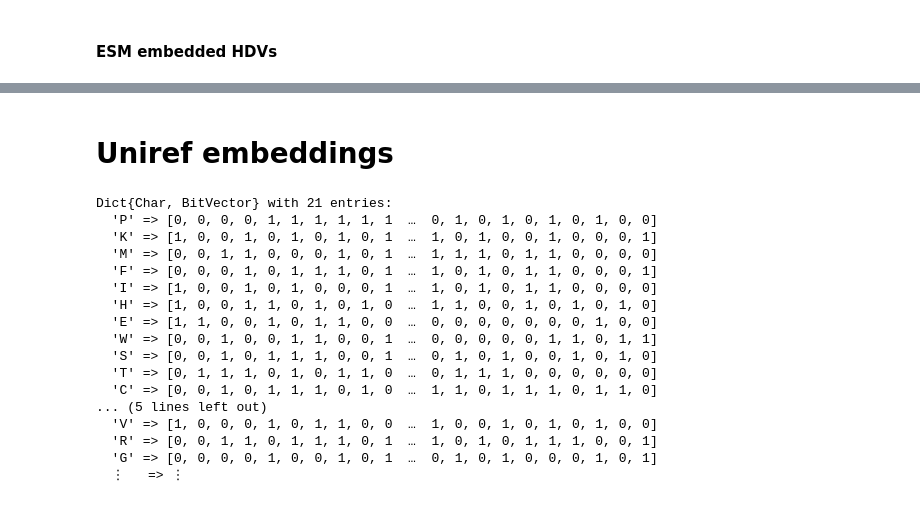
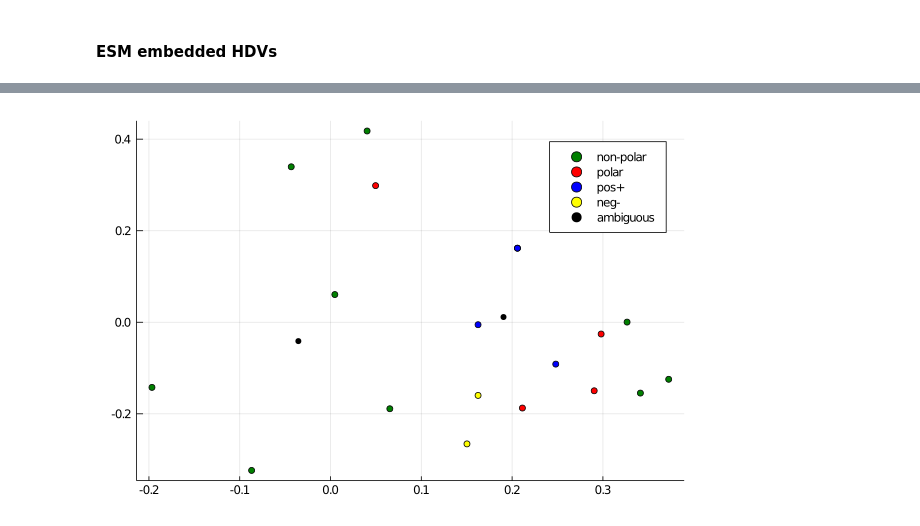
Before and after one commit to Micjanov/Master-Thesis, a Jupyter notebook: notebooks/AA_embeddings.ipynb, the cells around one changed output, grey strips where cells are left out. Cells and saved outputs as stored; diff of their text form; code cells hidden in the pictures.

```diff
--- a/notebooks/AA_embeddings.ipynb
+++ b/notebooks/AA_embeddings.ipynb
@@ -139,0 +138,4 @@ fig
+# %%
+using JLD
+dict4 = load("/home/mfat/Master-Thesis/data/aa_hdv_dict4.jld")["aa_hdv_dict"]
+dictk = load("/home/mfat/Master-Thesis/data/aa_hdv_dictk.jld")["aa_hdv_dict"]
@@ -140,42 +240,17 @@ fig
 # %%
-indices = [[i for i in 1:length(AA_list) if AA_list[i] in groups[j]] for j in key]
+using Plots
 
-colors = [:green, :red, :blue, :yellow]
+key = collect(keys(groups))
+indices = [[i for i in 1:length(AA_list50) if AA_list50[i] in groups[j]] for j in key]
+
+colors = [:green, :red, :blue, :yellow, :black]
 fig = Plots.plot()
 
-for i in 1:4
-    scatter!(fig, (proj_naive_bit[indices[i], 1], proj_naive_bit[indices[i], 2]), label=key[i], mc = colors[i])
+for i in 1:5
+    scatter!(fig, (proj_tr50[indices[i], 1], proj_tr50[indices[i], 2]), label=key[i], mc = colors[i])
 end
+savefig("../thesis/Fig/50tr_emb.png")
 
 fig
+# %% [output]
+[figure, added]
-# %% [markdown]
-# Uniref embeddings
-# %%
-aa_embeddings = DataFrame(CSV.File("../data/amino_acid_embeddings.csv"))
-amino_acids_esm = [only(i) for i in aa_embeddings.protein_ID]
-aa_emb = Matrix(aa_embeddings[:, 2:end])
-# Create HDVs
-HDV_mat_bit = nested_arrays2mat([bithdv() for i in 1:size(aa_emb)[2]], true)
-
-# Extend embeddings into hyperdimensional space
-AA_bit_esm = permutedims(mat_scaler(aa_emb * HDV_mat_bit, 0, 1, 2) .|> round)
-
-AA_dict = Dict(zip(amino_acids_esm, [convert(BitVector,AA_bit_esm[:, i]) for i in 1:21]))
-# %% [output]
-Dict{Char, BitVector} with 21 entries:
-  'P' => [0, 0, 0, 0, 1, 1, 1, 1, 1, 1  …  0, 1, 0, 1, 0, 1, 0, 1, 0, 0]
-  'K' => [1, 0, 0, 1, 0, 1, 0, 1, 0, 1  …  1, 0, 1, 0, 0, 1, 0, 0, 0, 1]
-  'M' => [0, 0, 1, 1, 0, 0, 0, 1, 0, 1  …  1, 1, 1, 0, 1, 1, 0, 0, 0, 0]
-  'F' => [0, 0, 0, 1, 0, 1, 1, 1, 0, 1  …  1, 0, 1, 0, 1, 1, 0, 0, 0, 1]
-  'I' => [1, 0, 0, 1, 0, 1, 0, 0, 0, 1  …  1, 0, 1, 0, 1, 1, 0, 0, 0, 0]
-  'H' => [1, 0, 0, 1, 1, 0, 1, 0, 1, 0  …  1, 1, 0, 0, 1, 0, 1, 0, 1, 0]
-  'E' => [1, 1, 0, 0, 1, 0, 1, 1, 0, 0  …  0, 0, 0, 0, 0, 0, 0, 1, 0, 0]
-  'W' => [0, 0, 1, 0, 0, 1, 1, 0, 0, 1  …  0, 0, 0, 0, 0, 1, 1, 0, 1, 1]
-  'S' => [0, 0, 1, 0, 1, 1, 1, 0, 0, 1  …  0, 1, 0, 1, 0, 0, 1, 0, 1, 0]
-  'T' => [0, 1, 1, 1, 0, 1, 0, 1, 1, 0  …  0, 1, 1, 1, 0, 0, 0, 0, 0, 0]
-  'C' => [0, 0, 1, 0, 1, 1, 1, 0, 1, 0  …  1, 1, 0, 1, 1, 1, 0, 1, 1, 0]
-... (5 lines left out)
-  'V' => [1, 0, 0, 0, 1, 0, 1, 1, 0, 0  …  1, 0, 0, 1, 0, 1, 0, 1, 0, 0]
-  'R' => [0, 0, 1, 1, 0, 1, 1, 1, 0, 1  …  1, 0, 1, 0, 1, 1, 1, 0, 0, 1]
-  'G' => [0, 0, 0, 0, 1, 0, 0, 1, 0, 1  …  0, 1, 0, 1, 0, 0, 0, 1, 0, 1]
-  ⋮   => ⋮
```
Also changed, not shown: parts of 19 cells of this notebook, 10 other files.
